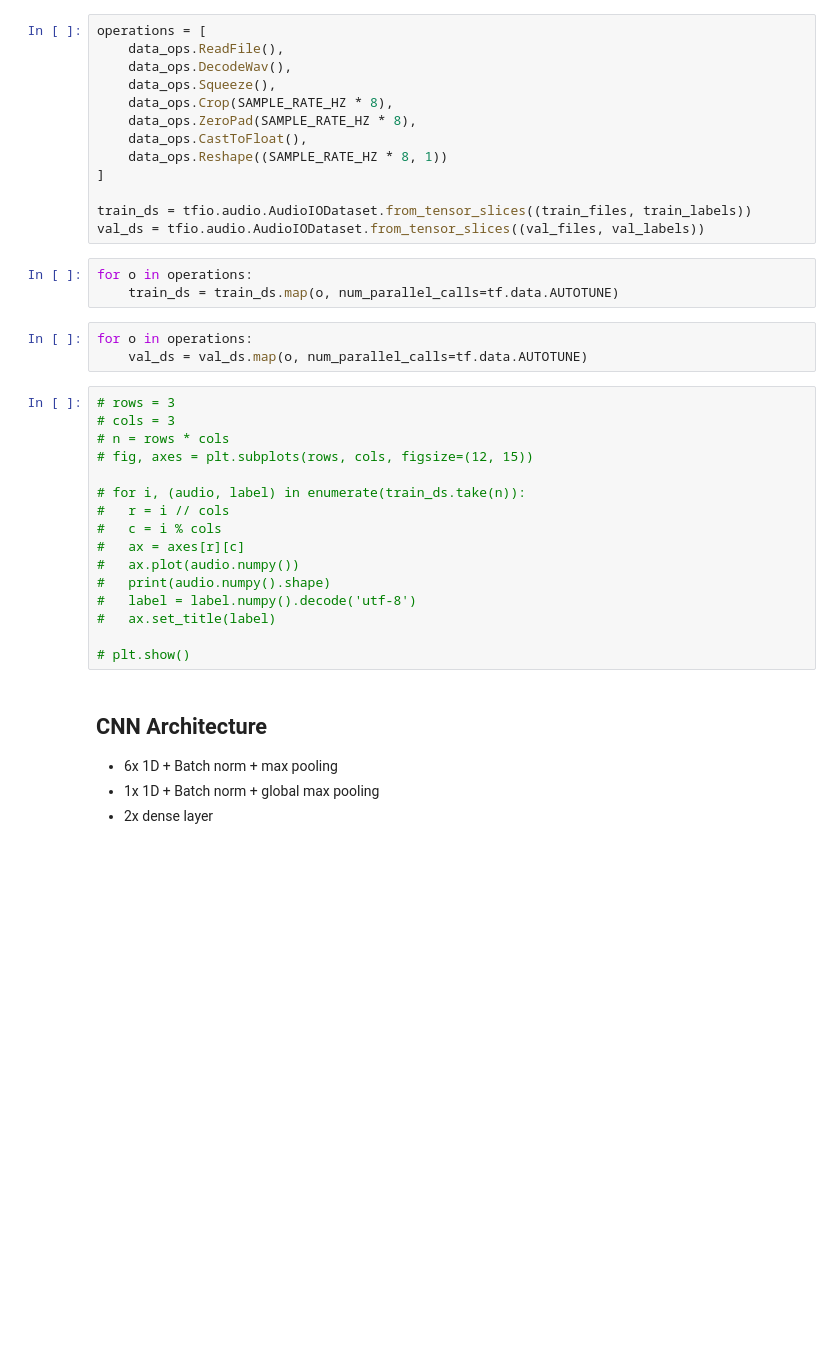
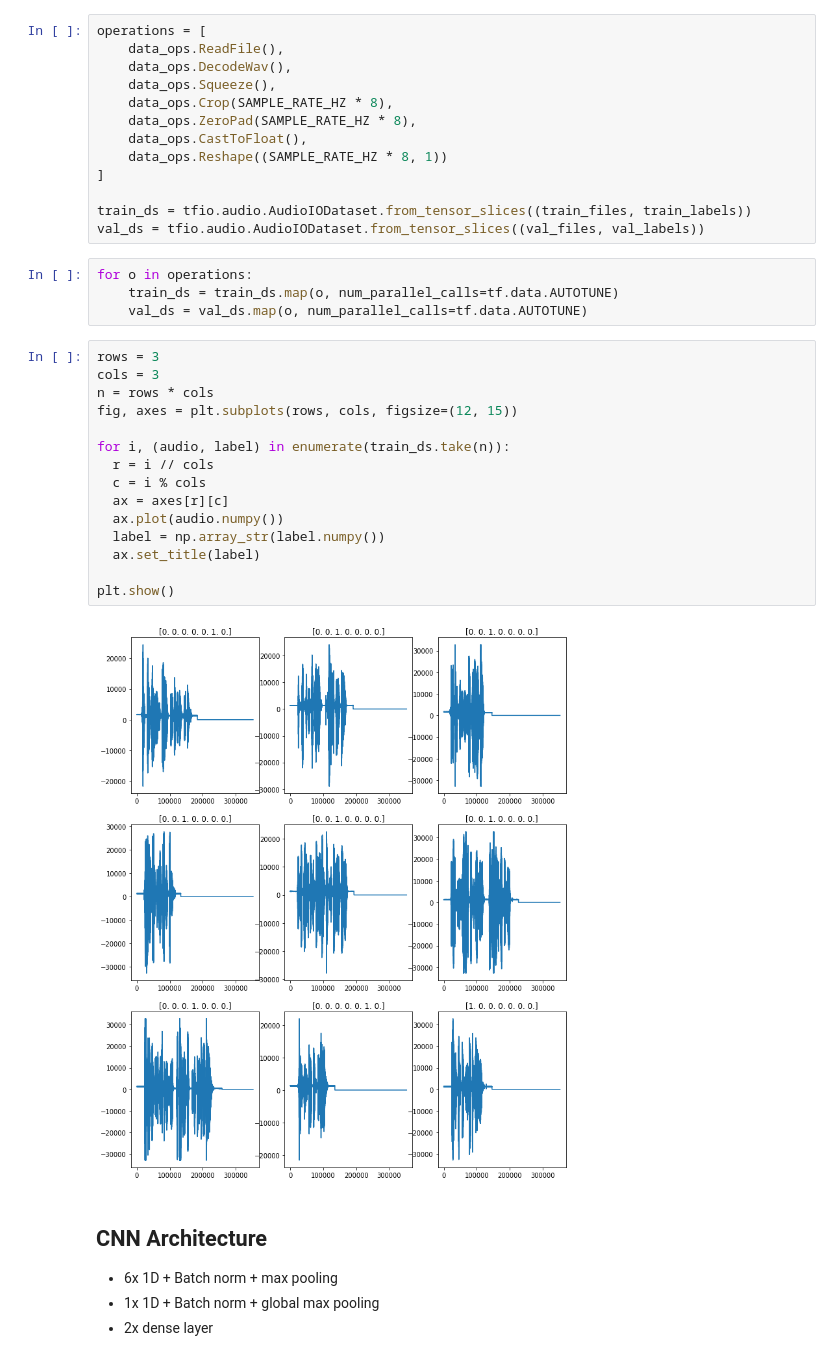
Before and after one commit to alejack9/Speech-Emotion-Recognition, a Jupyter notebook: Paper/paper.ipynb, the cells around one changed output. Saved outputs shown, nothing was run; the diff lists cells and outputs as text; blank space fills up the shorter version.

```diff
--- a/Paper/paper.ipynb
+++ b/Paper/paper.ipynb
@@ -82,25 +153,24 @@ val_ds = tfio.audio.AudioIODataset.from_tensor_slices((val_files, val_labels))
 # %%
 for o in operations:
     train_ds = train_ds.map(o, num_parallel_calls=tf.data.AUTOTUNE)
+    val_ds = val_ds.map(o, num_parallel_calls=tf.data.AUTOTUNE)
-# %%
-for o in operations:
-    val_ds = val_ds.map(o, num_parallel_calls=tf.data.AUTOTUNE)
 # %%
-# rows = 3
-# cols = 3
-# n = rows * cols
-# fig, axes = plt.subplots(rows, cols, figsize=(12, 15))
+rows = 3
+cols = 3
+n = rows * cols
+fig, axes = plt.subplots(rows, cols, figsize=(12, 15))
 
-# for i, (audio, label) in enumerate(train_ds.take(n)):
-#   r = i // cols
-#   c = i % cols
-#   ax = axes[r][c]
-#   ax.plot(audio.numpy())
-#   print(audio.numpy().shape)
-#   label = label.numpy().decode('utf-8')
-#   ax.set_title(label)
+for i, (audio, label) in enumerate(train_ds.take(n)):
+  r = i // cols
+  c = i % cols
+  ax = axes[r][c]
+  ax.plot(audio.numpy())
+  label = np.array_str(label.numpy())
+  ax.set_title(label)
 
-# plt.show()
+plt.show()
+# %% [output]
+[figure, added]
 # %% [markdown]
 ## CNN Architecture
  * 6x 1D + Batch norm + max pooling
```
Also changed, not shown: parts of 17 cells of this notebook, 1 other file.
